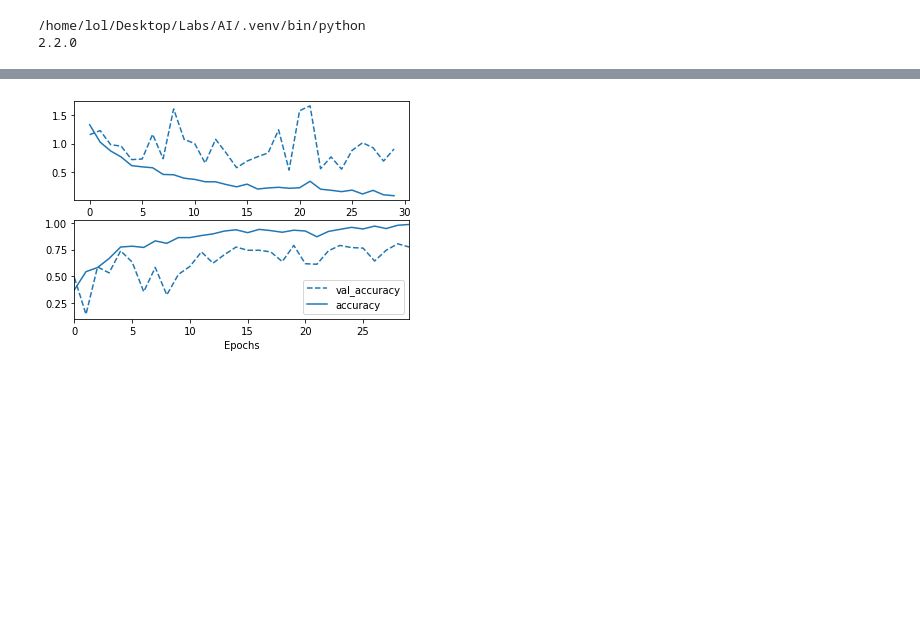
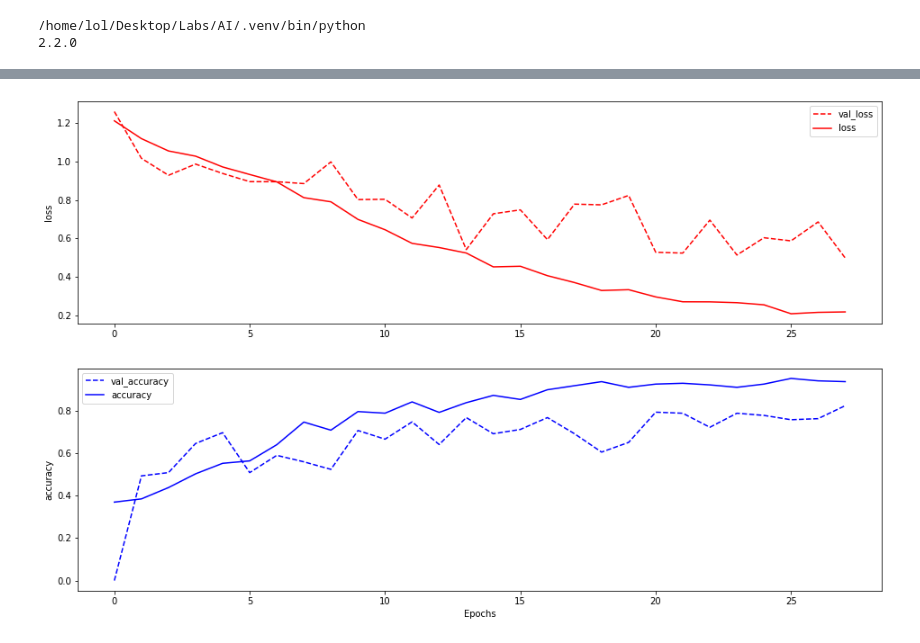
Before and after one commit to Feresey/AI, a Jupyter notebook: lab1/main.ipynb, the cells around one changed output, grey strips where cells are left out. Cells and saved outputs as stored; diff of their text form; code cells hidden in the pictures; blank space fills up the shorter version.

Commit message:
parse fucking images

```diff
--- a/lab1/main.ipynb
+++ b/lab1/main.ipynb
@@ -19,7 +19,7 @@ def read_glob(path):
     for filepath in sorted(files):
         img = cv2.imread(filepath,0)
         # print(img.shape)
-        img = img.reshape(32*32)
+        img = img.reshape(32,32,1)
         # print(img.shape)
         img = img / 255
         arr.append(img)
@@ -54,9 +54,14 @@ k = keras.utils.to_categorical(
     num_classes=3
 )
 # %%
+from numpy.random import seed
+seed(2)
+from tensorflow import random as tfrand
+tfrand.set_seed(8)
+
 model = keras.Sequential()
-# model.add(keras.layers.Input(shape=(32,32),name="input"))
-# model.add(keras.layers.Flatten(input_shape=(32,32), name="flat"))
+model.add(keras.layers.Input(shape=(32,32,1),name="input"))
+model.add(keras.layers.Flatten(input_shape=(32,32), name="flat"))
 model.add(keras.layers.Dense(32*2, activation='relu', name="process", input_dim=32*32))
 model.add(keras.layers.Dense(3, activation='softmax', name="categorize"))
 
@@ -79,5 +84,5 @@ model.compile(
 # model.summary()
 
 
-history = model.fit(images, k, epochs=30, validation_data=(my, kk), batch_size=4)
+history = model.fit(images, k, epochs=28, validation_data=(my, kk), batch_size=4)
 # %% [output]
@@ -112,22 +117,24 @@ print(test)
 # %%
 
-def plot_history(histories, keys=('loss','accuracy')):
-    fig, axis = plt.subplots(2)
+def plot_history(history):
+    fig, axis = plt.subplots(2,figsize=(16,10))
+    keys = ('loss','accuracy')
+    cols = ('red', 'blue')
+    loc = ("upper right", "lower right")
 
     for idx, key in enumerate(keys):
-        for name, history in histories:
-            val = axis[idx].plot(history.epoch, history.history["val_"+key],
-                        '--', label="val_"+key)
-            axis[idx].plot(history.epoch, history.history[key], color=val[0].get_color(),
-                    label=key)
+        axis[idx].plot(history.epoch, history.history["val_"+key],
+                    '--', label="val_"+key, color=cols[idx])
+        axis[idx].plot(history.epoch, history.history[key], color=cols[idx], label=key)
+        axis[idx].legend(loc=loc[idx])
+        axis[idx].set(ylabel=key)
 
     plt.xlabel('Epochs')
-    axis.flat[0].set(xlabel='x-label')
     plt.legend()
 
-    plt.xlim([0,max(history.epoch)])
+    # plt.xlim([0,max(history.epoch)])
 # plot_history([('test',test)])
 
-plot_history([('one',history)])
+plot_history(history)
 # %% [output]
-[figure, old version]
+[figure, new version]
```
Also changed, not shown: parts of 2 cells of this notebook, 15 other files.
